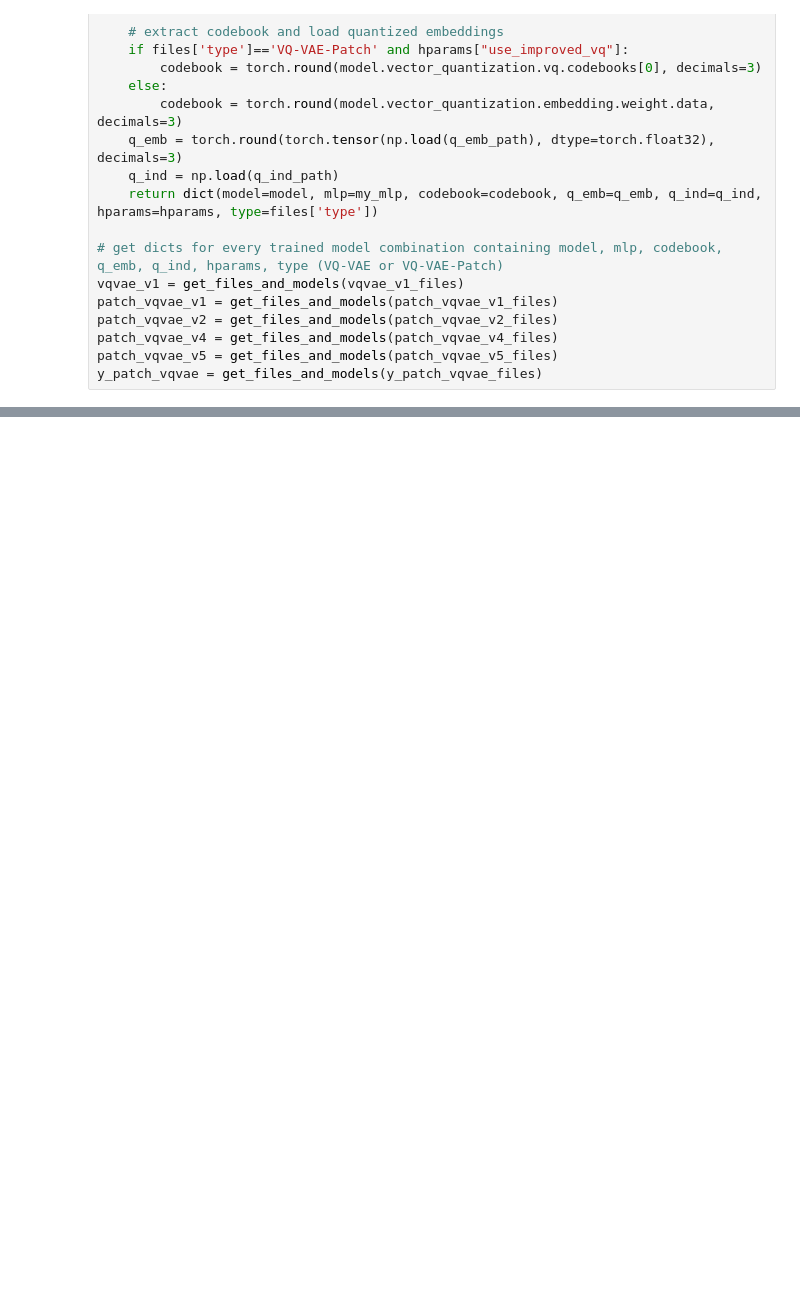
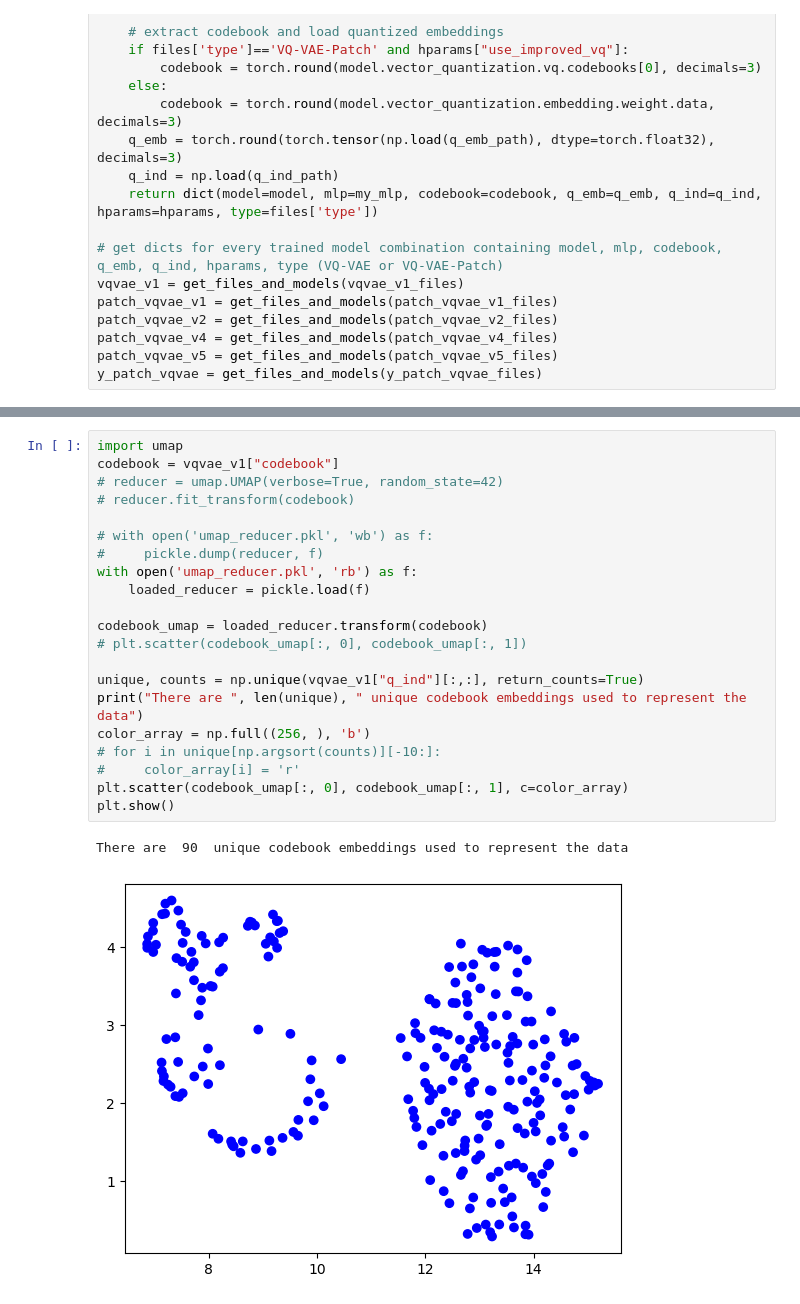
Before and after one commit to derantonin/VQ-VAE-Transformer-Arc-Welding, a Jupyter notebook: ALTERING_Experiments.ipynb, the cells around one changed output, grey strips where cells are left out. Cells and saved outputs as stored; diff of their text form; blank space fills up the shorter version.

```diff
--- a/ALTERING_Experiments.ipynb
+++ b/ALTERING_Experiments.ipynb
@@ -191,0 +439,24 @@ Q Indices after:  [122 167 132  92  91 243  60 250  31 188 119  92  91  60  60
+# %%
+import umap
+codebook = vqvae_v1["codebook"]
+# reducer = umap.UMAP(verbose=True, random_state=42)
+# reducer.fit_transform(codebook)
+
+# with open('umap_reducer.pkl', 'wb') as f:
+#     pickle.dump(reducer, f)
+with open('umap_reducer.pkl', 'rb') as f:
+    loaded_reducer = pickle.load(f)
+
+codebook_umap = loaded_reducer.transform(codebook)
+# plt.scatter(codebook_umap[:, 0], codebook_umap[:, 1])
+
+unique, counts = np.unique(vqvae_v1["q_ind"][:,:], return_counts=True)
+print("There are ", len(unique), " unique codebook embeddings used to represent the data")
+color_array = np.full((256, ), 'b')
+# for i in unique[np.argsort(counts)][-10:]:
+#     color_array[i] = 'r'
+plt.scatter(codebook_umap[:, 0], codebook_umap[:, 1], c=color_array)
+plt.show()
+# %% [output]
+There are  90  unique codebook embeddings used to represent the data
+[figure, added]
```
Also changed, not shown: parts of 8 cells of this notebook, 3 other files.
